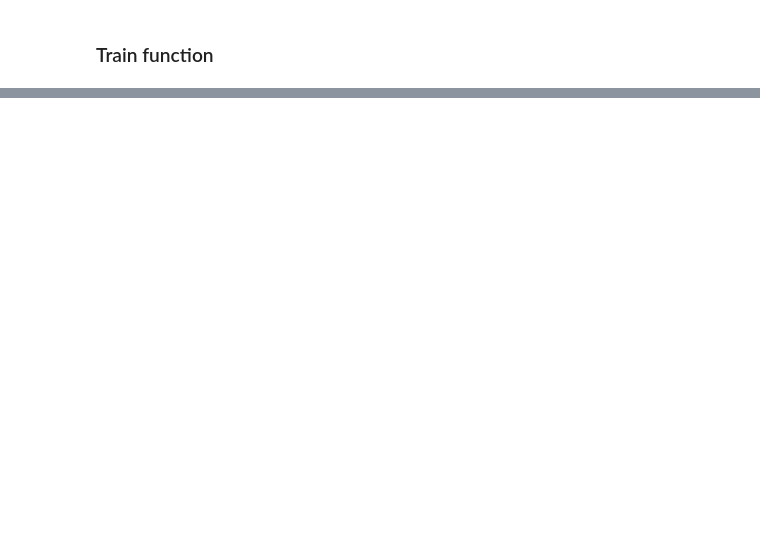
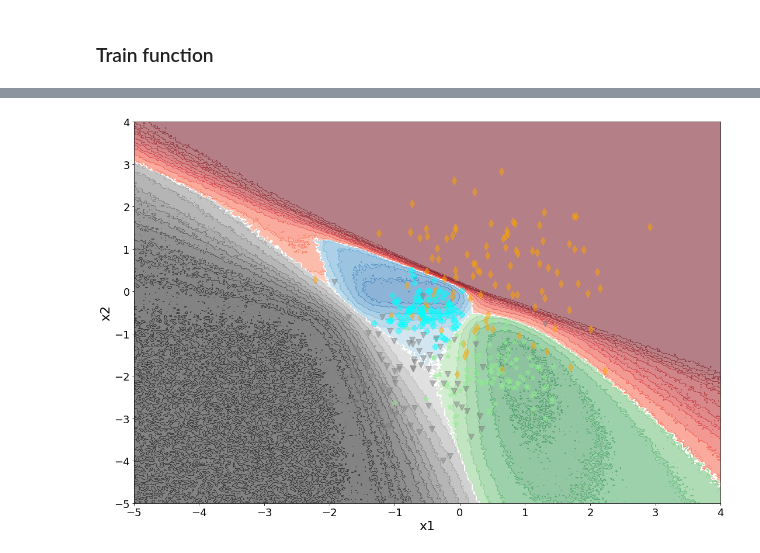
Before and after one commit to SergioAlvarezB/calibration-normalizing-flows, a Jupyter notebook: notebooks/BNN_GVI_divergences.ipynb, the cells around one changed output, grey strips where cells are left out. Drawn from its saved outputs; the diff is of its cells as text; code cells hidden in the pictures; blank space fills up the shorter version.

```diff
--- a/notebooks/BNN_GVI_divergences.ipynb
+++ b/notebooks/BNN_GVI_divergences.ipynb
@@ -251,0 +224,4 @@ plot_training(gh)
+# %%
+plot_toy_regions((X_tr, Y_tr), (X_te, Y_te), bnns[2]['model'])
+# %% [output]
+[figure, added]
```
Also changed, not shown: parts of 45 cells of this notebook, 7 other files.
